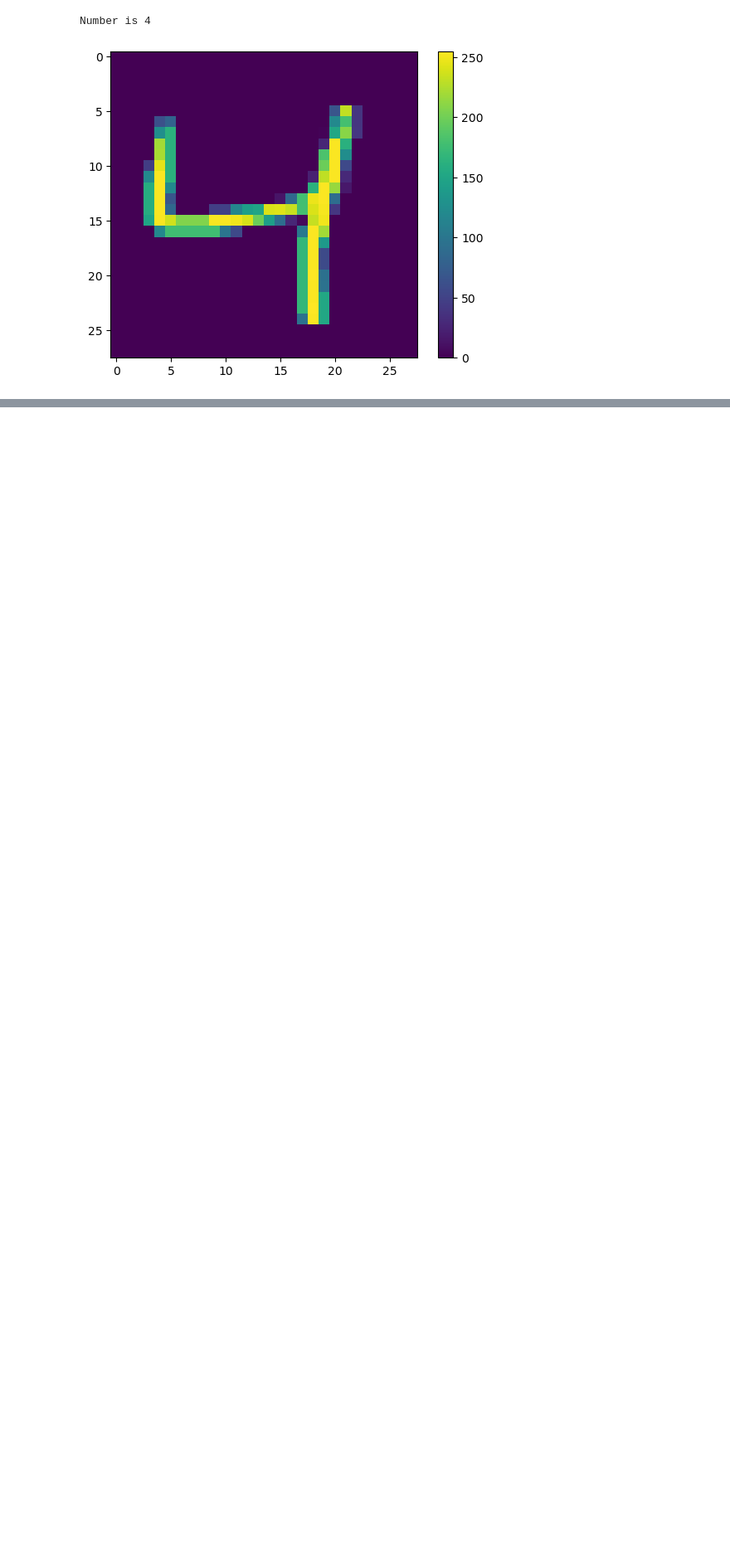
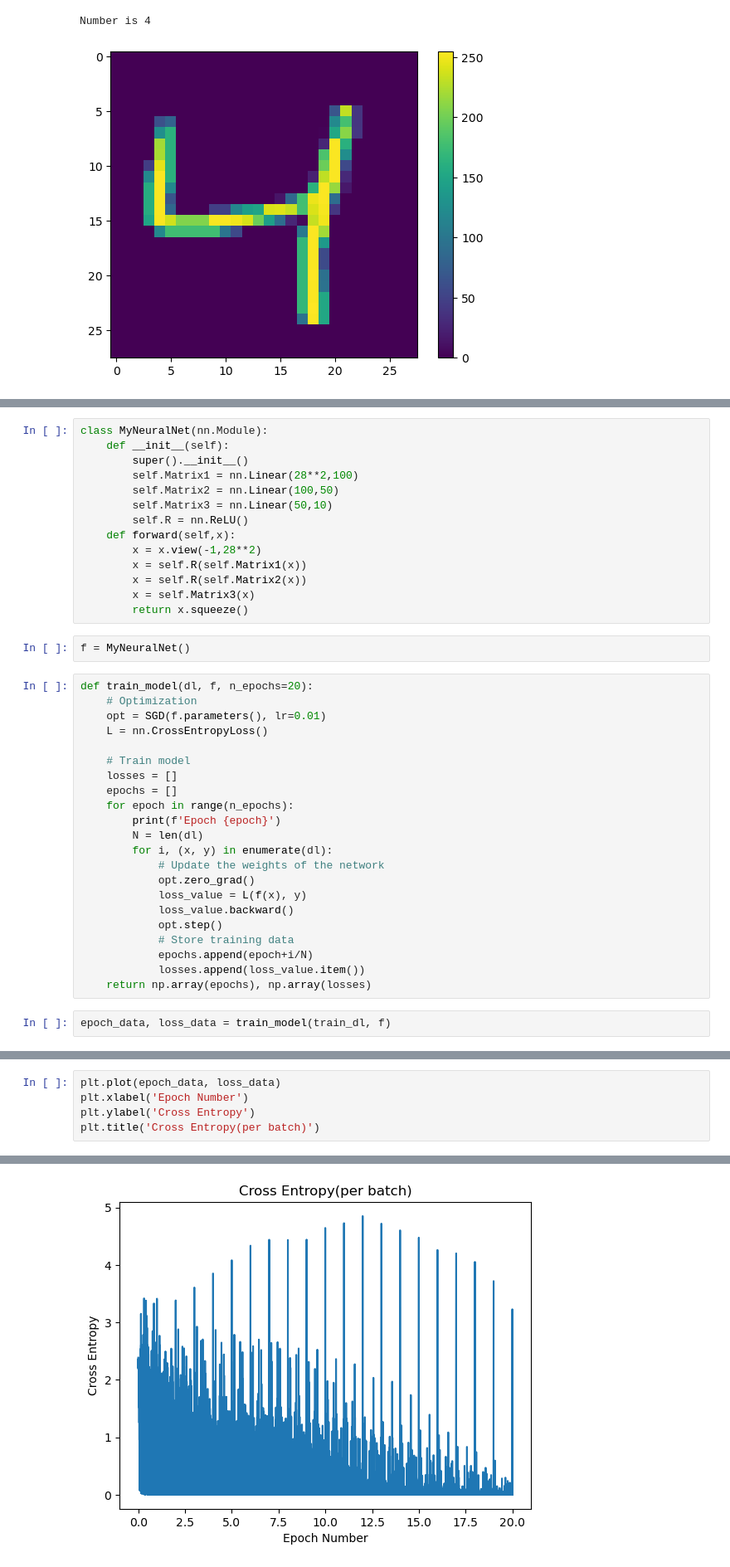
Before and after one commit to Nost4lgi4/Pytorch, a Jupyter notebook: MNIST digit recognizer.ipynb, the cells around one changed output, grey strips where cells are left out. Shown at 83% size. Drawn from its saved outputs; the diff is of its cells as text; blank space fills up the shorter version.

```diff
--- a/MNIST digit recognizer.ipynb
+++ b/MNIST digit recognizer.ipynb
@@ -19,0 +66,40 @@ Number is 4
+# %%
+class MyNeuralNet(nn.Module):
+    def __init__(self):
+        super().__init__()
+        self.Matrix1 = nn.Linear(28**2,100)
+        self.Matrix2 = nn.Linear(100,50)
+        self.Matrix3 = nn.Linear(50,10)
+        self.R = nn.ReLU()
+    def forward(self,x):
+        x = x.view(-1,28**2)
+        x = self.R(self.Matrix1(x))
+        x = self.R(self.Matrix2(x))
+        x = self.Matrix3(x)
+        return x.squeeze()
+# %%
+f = MyNeuralNet()
+# %%
+def train_model(dl, f, n_epochs=20):
+    # Optimization
+    opt = SGD(f.parameters(), lr=0.01)
+    L = nn.CrossEntropyLoss()
+
+    # Train model
+    losses = []
+    epochs = []
+    for epoch in range(n_epochs):
+        print(f'Epoch {epoch}')
+        N = len(dl)
+        for i, (x, y) in enumerate(dl):
+            # Update the weights of the network
+            opt.zero_grad()
+            loss_value = L(f(x), y)
+            loss_value.backward()
+            opt.step()
+            # Store training data
+            epochs.append(epoch+i/N)
+            losses.append(loss_value.item())
+    return np.array(epochs), np.array(losses)
+# %%
+epoch_data, loss_data = train_model(train_dl, f)
@@ -19,0 +127,6 @@ Number is 4
+# %%
+plt.plot(epoch_data, loss_data)
+plt.xlabel('Epoch Number')
+plt.ylabel('Cross Entropy')
+plt.title('Cross Entropy(per batch)')
+# %% [output]
@@ -19,0 +134 @@ Number is 4
+[figure, added]
```
Also changed, not shown: parts of 18 cells of this notebook.
